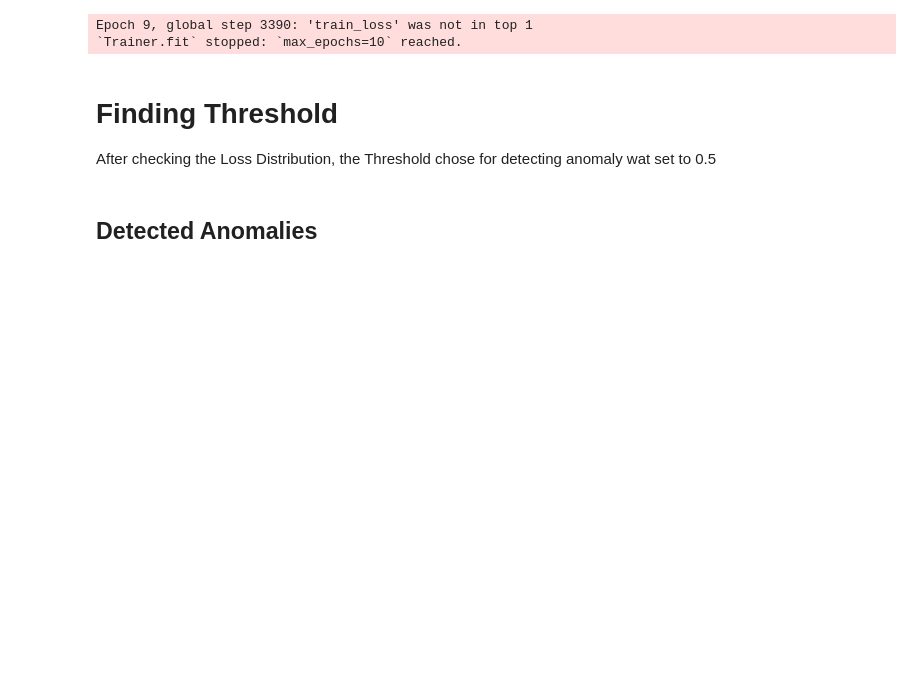
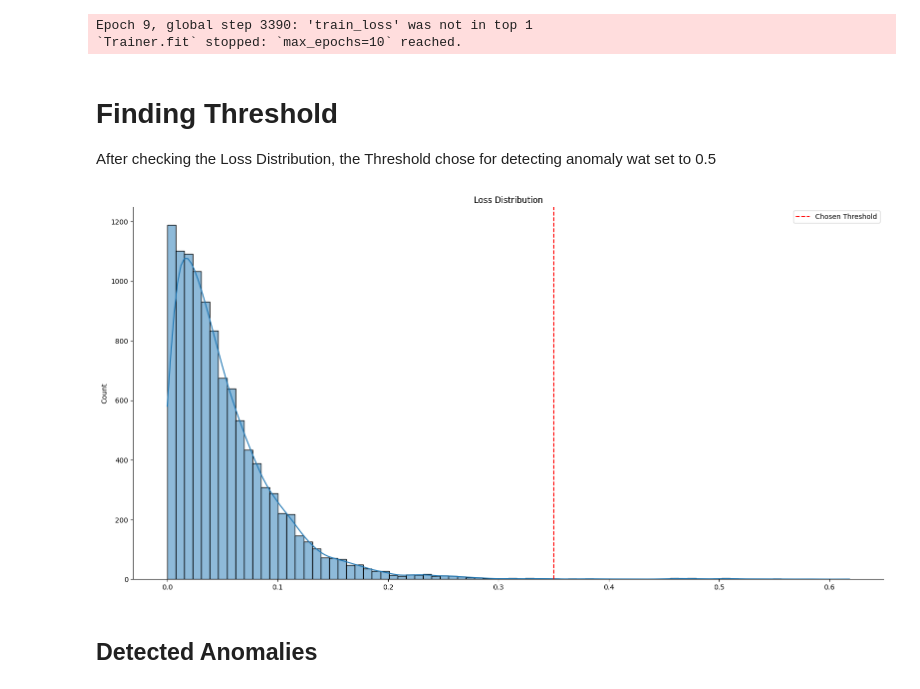
Before and after one commit to okano700/DeepAnt, a Jupyter notebook: DeepAnt-Copy1.ipynb, the cells around one changed output. Drawn from its saved outputs; the diff is of its cells as text; code cells hidden in the pictures; blank space fills up the shorter version.

```diff
--- a/DeepAnt-Copy1.ipynb
+++ b/DeepAnt-Copy1.ipynb
@@ -196,8 +196,10 @@ preds_losses = pd.Series(torch.tensor([item[1] for item in output]).numpy(), ind
 
 After checking the Loss Distribution, the Threshold chose for detecting anomaly wat set to 0.5
 # %%
-THRESHOLD = 0.4
+THRESHOLD = 0.35
 plot_predictions(preds_losses, THRESHOLD)
+# %% [output]
+[figure, added]
 # %% [markdown]
 ## Detected Anomalies
 # %%
```
Also changed, not shown: parts of 22 cells of this notebook, 2 other files.
